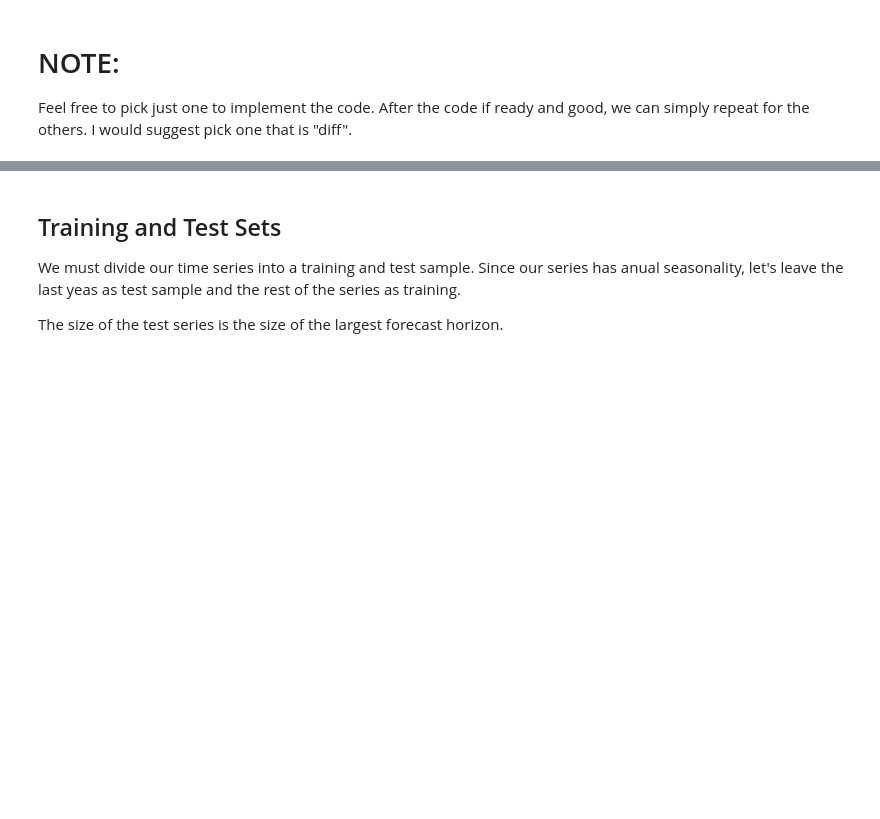
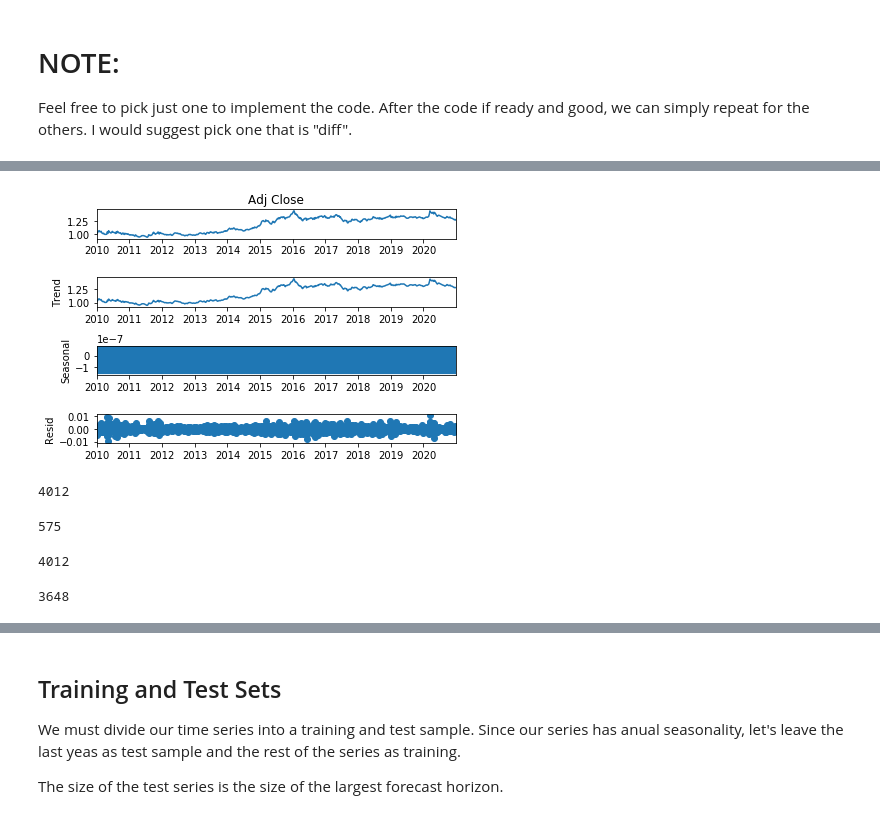
Before and after one commit to MathNog/COMP432-Project, a Jupyter notebook: code/Recurrence.ipynb, the cells around one changed output, grey strips where cells are left out. Drawn from its saved outputs; the diff is of its cells as text; code cells hidden in the pictures; blank space fills up the shorter version.

```diff
--- a/code/Recurrence.ipynb
+++ b/code/Recurrence.ipynb
@@ -85,0 +105,9 @@ AmericanAirlines_serie_diff1 = diff(AmericanAirlines_serie,1)
+# %%
+results = seasonal_decompose(USD_CAD_serie['Adj Close'])
+results.plot();
+# %% [output]
+[figure, added]
+# %%
+len(USD_CAD_serie)
+# %% [output]
+4012
@@ -85,0 +116,12 @@ AmericanAirlines_serie_diff1 = diff(AmericanAirlines_serie,1)
+# %%
+len(USD_CAD_serie)
+# %% [output]
+575
+# %%
+len(USD_BRL_serie)
+# %% [output]
+4012
+# %%
+len(AmericanAirlines_serie)
+# %% [output]
+3648
```
Also changed, not shown: parts of 19 cells of this notebook, 1 other file.
